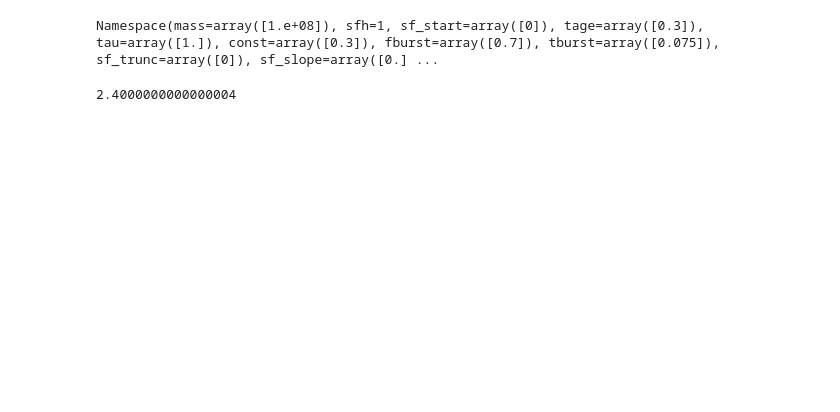
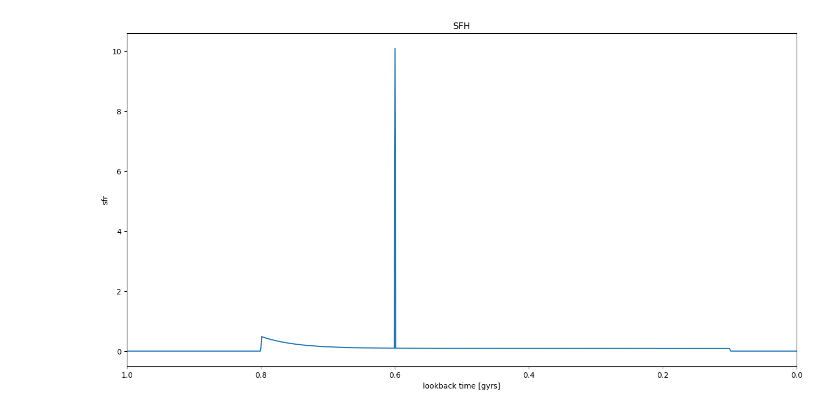
Before and after one commit to sem635NAU/REU, a Jupyter notebook: Notebooks/Notebook_7_16_1.ipynb, the cells around one changed output. Saved outputs shown, nothing was run; the diff lists cells and outputs as text; code cells hidden in the pictures; blank space fills up the shorter version.

```diff
--- a/Notebooks/Notebook_7_16_1.ipynb
+++ b/Notebooks/Notebook_7_16_1.ipynb
@@ -57,22 +17,24 @@ run_params['mass'] = 1e8
 run_params['logzsol'] = 0.0 # Solar metallicity
 run_params['dust2'] = 0.0
 run_params['sfh'] = 1 # tau model plus a constant component and a burst
-run_params['tage'] = 0.3 # The age of the host (galaxy) in Gyrs
+run_params['tage'] = 1 # The age of the host (galaxy) in Gyrs
 run_params['imf_type'] = 2 # (Kroupa 2001)
-run_params['tau'] = 1.0 # The e-folding time for the SFH, range is 1e-1 to 1e2
+run_params['tau'] = .05 # The e-folding time for the SFH, range is 1e-1 to 1e2
+
+run_params['add_burst'] = True
 # run_params['tburst']
-run_params['fburst'] = 0.7 # The fraction of mass formed in an instantaneous burst of star formation
-run_params['fage_burst'] = 0.25 # The fraction of the host age at which the burst occurred.
+run_params['fburst'] = 0.1 # The fraction of mass formed in an instantaneous burst of star formation
+run_params['fage_burst'] = 0.4 # The fraction of the host age at which the burst occurred.
 run_params['tburst'] = tburst_from_fage(**run_params) # The age of the universe (age of the host) when the burst occurred
 
-run_params['const'] =  1.0 - run_params['fburst']
+run_params['const'] =  0.8 - run_params['fburst']
 
-# run_params['sf_start'] = 0.0 # Start time of the SFH in Gyrs
-# run_params['sf_trunc'] = 0.0 # Trunctation time of the SFH in Gyrs. 0.0 => no trunctation
+run_params['trunc'] = True
+run_params['sf_start'] = 0.2 # Start time of the SFH in Gyrs
+run_params['sf_trunc'] = 0.9 # Trunctation time of the SFH in Gyrs. 0.0 => no trunctation
 # run_params['sf_slope'] # For sfh=5, this is the slope of the SFR *after* time sf_trunc
 
-run_params
+obs = getObs()
+sps = getSps(**run_params)
 
-print(parametric_sfr(**run_params))
+model = getModel(**run_params)
-# %% [output]
-Namespace(mass=array([1.e+08]), sfh=1, sf_start=array([0]), tage=array([0.3]), tau=array([1.]), const=array([0.3]), fburst=array([0.7]), tburst=array([0.075]), sf_trunc=array([0]), sf_slope=array([0.] ...
@@ -225,4 +40,0 @@ def tburst_from_fage(tage=0.0, fage_burst=0.0, **extras):
-# %%
-tburst_from_fage(tage=12.0, fage_burst=.2)
-# %% [output]
-2.4000000000000004
@@ -258,0 +41,18 @@ def parametric_pset(logmass=None, **sfh):
+# %%
+figure(figsize=(16,8))
+
+times = np.linspace(0,run_params['tage'],1000)
+
+sfrs = parametric_sfr(times=times,**run_params)
+plot(times,sfrs)
+
+xlabel('lookback time [gyrs]')
+ylabel('sfr')
+
+xlim([times[-1],times[0]])
+
+title('SFH')
+
+show()
+# %% [output]
+[figure, added]
```
Also changed, not shown: parts of 16 cells of this notebook, 3 other files.
